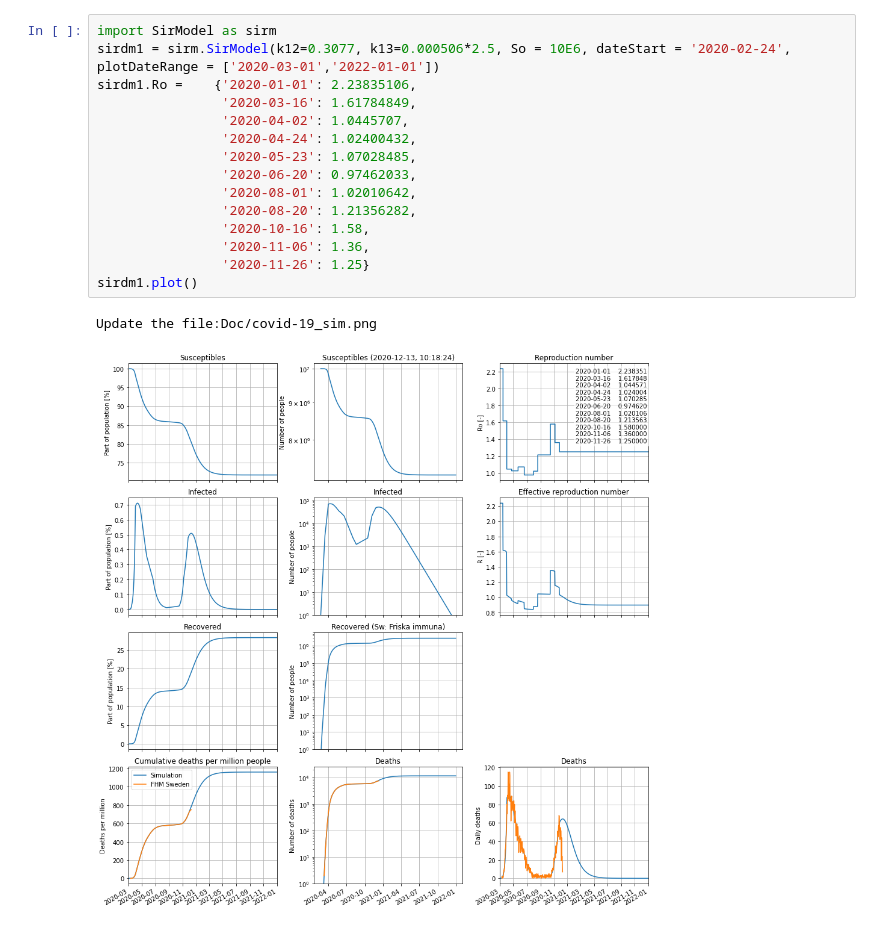
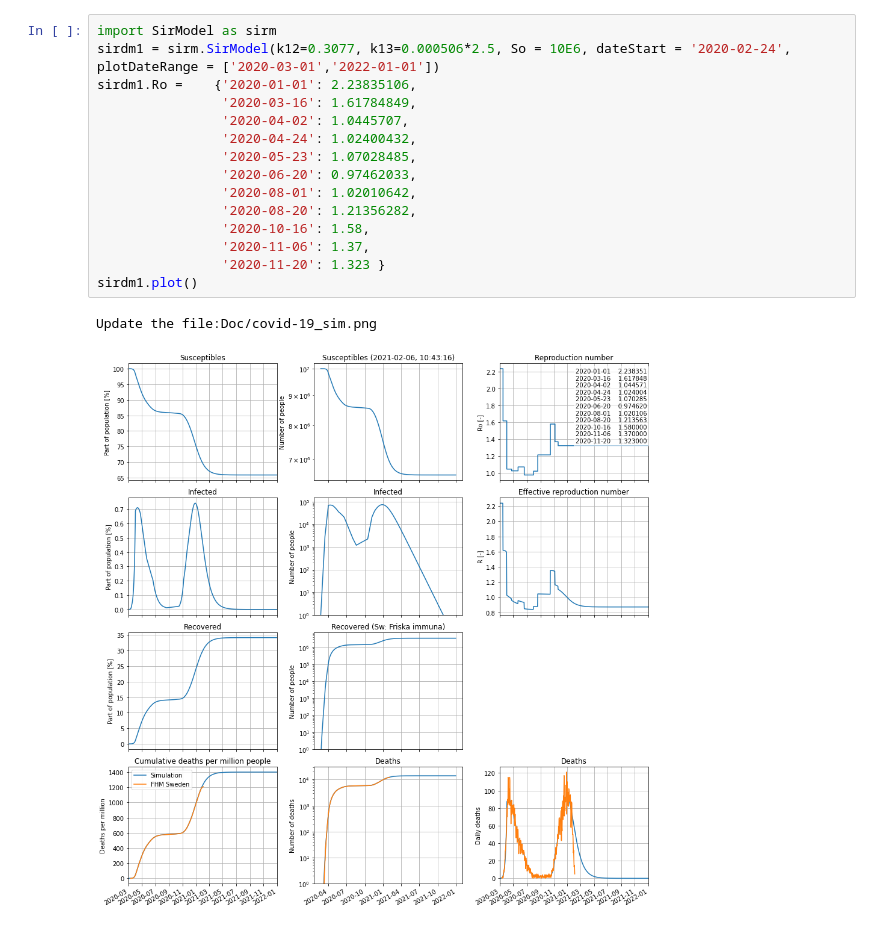
Before and after one commit to andersovelarsson/What-happens-with-covid19-in-the-future.-A-simulation, a Jupyter notebook: Covid19SirModelSim.ipynb, the cells around one changed output. Saved outputs shown, nothing was run; the diff lists cells and outputs as text.

```diff
--- a/Covid19SirModelSim.ipynb
+++ b/Covid19SirModelSim.ipynb
@@ -1,18 +1,18 @@
 # %%
 import SirModel as sirm
 sirdm1 = sirm.SirModel(k12=0.3077, k13=0.000506*2.5, So = 10E6, dateStart = '2020-02-24', plotDateRange = ['2020-03-01','2022-01-01'])
 sirdm1.Ro =    {'2020-01-01': 2.23835106,
                 '2020-03-16': 1.61784849,
                 '2020-04-02': 1.0445707,
                 '2020-04-24': 1.02400432,
                 '2020-05-23': 1.07028485,
                 '2020-06-20': 0.97462033,
                 '2020-08-01': 1.02010642,
                 '2020-08-20': 1.21356282,
                 '2020-10-16': 1.58,
-                '2020-11-06': 1.36,
-                '2020-11-26': 1.25}
+                '2020-11-06': 1.37,
+                '2020-11-20': 1.323 }
 sirdm1.plot()
 # %% [output]
 Update the file:Doc/covid-19_sim.png
-[figure, old version]
+[figure, new version]
```
Also changed, not shown: 3 other files.
